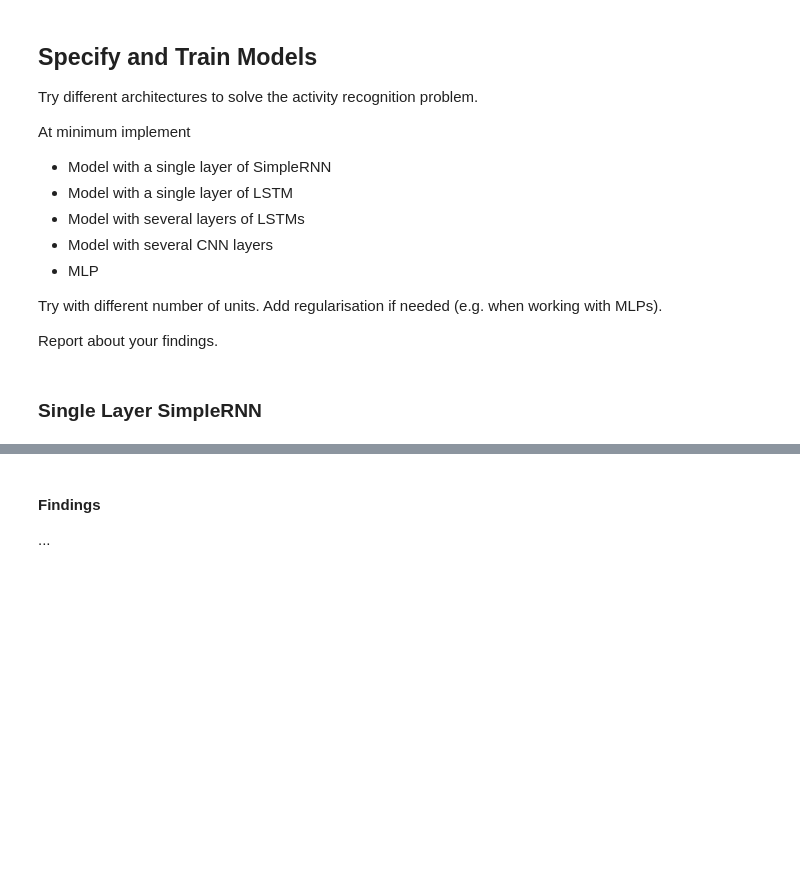
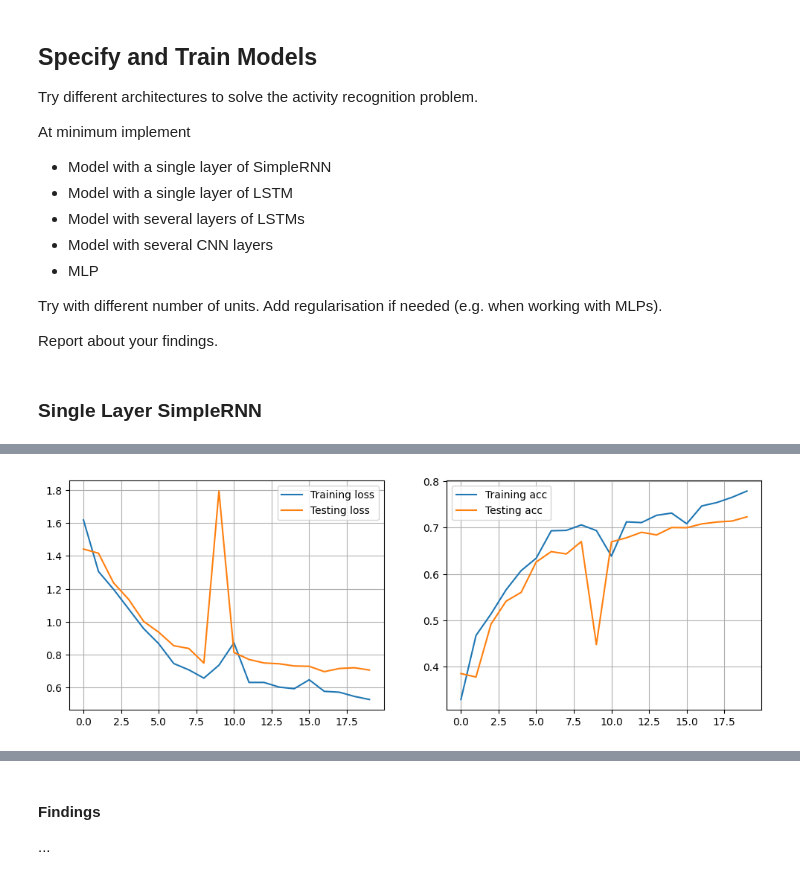
Before and after one commit to tiranozzz/DeLearn, a Jupyter notebook: SW09/activity_recognition_g12_Andri.ipynb, the cells around one changed output, grey strips where cells are left out. Drawn from its saved outputs; the diff is of its cells as text; code cells hidden in the pictures; blank space fills up the shorter version.

```diff
--- a/SW09/activity_recognition_g12_Andri.ipynb
+++ b/SW09/activity_recognition_g12_Andri.ipynb
@@ -103,3 +103,8 @@ Y_test = load_y(y_test_path)
 print(Y_train.shape, Y_test.shape)
 # %% [output]
 (7352, 1) (2947, 1)
+# %%
+# Convert Y to one hot
+Y_train = one_hot(load_y(y_train_path), N_CLASSES)
+Y_test = one_hot(load_y(y_test_path), N_CLASSES)
+print(Y_train.shape, Y_test.shape)
@@ -218,7 +237,11 @@ _________________________________________________________________
 # %%
 ### START YOUR CODE
 batch_size = 128
-n_epochs   = 50
+n_epochs   = 20
+
+print(X_train.shape, Y_train.shape)
+
+sl_model = get_model()
 
 sl_log = sl_model.fit(X_train, Y_train, batch_size=batch_size, epochs=n_epochs, validation_data=(X_test, Y_test))
 # %% [output]
@@ -229,0 +265,14 @@ ValueError: in user code:
+# %%
+f = plt.figure(figsize=(12,4))
+ax1 = f.add_subplot(121)
+ax2 = f.add_subplot(122)
+ax1.plot(sl_log.history['loss'], label='Training loss')
+ax1.plot(sl_log.history['val_loss'], label='Testing loss')
+ax1.legend()
+ax1.grid()
+ax2.plot(sl_log.history['accuracy'], label='Training acc')
+ax2.plot(sl_log.history['val_accuracy'], label='Testing acc')
+ax2.legend()
+ax2.grid()
+# %% [output]
+[figure, added]
```
Also changed, not shown: parts of 26 cells of this notebook.
